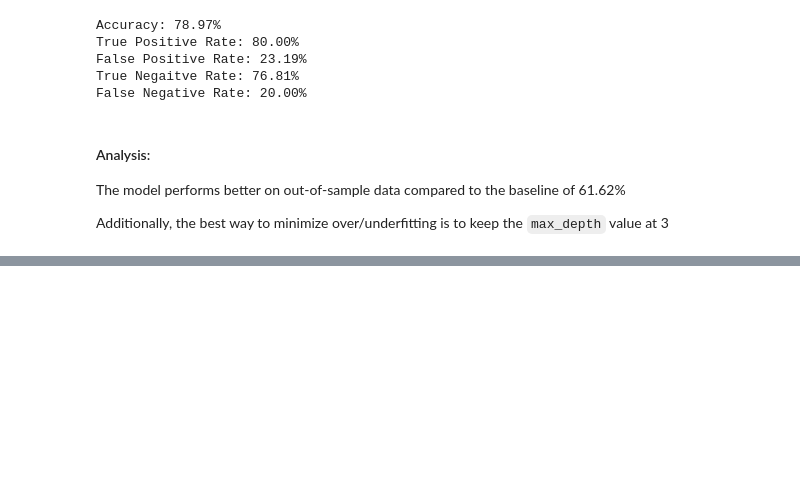
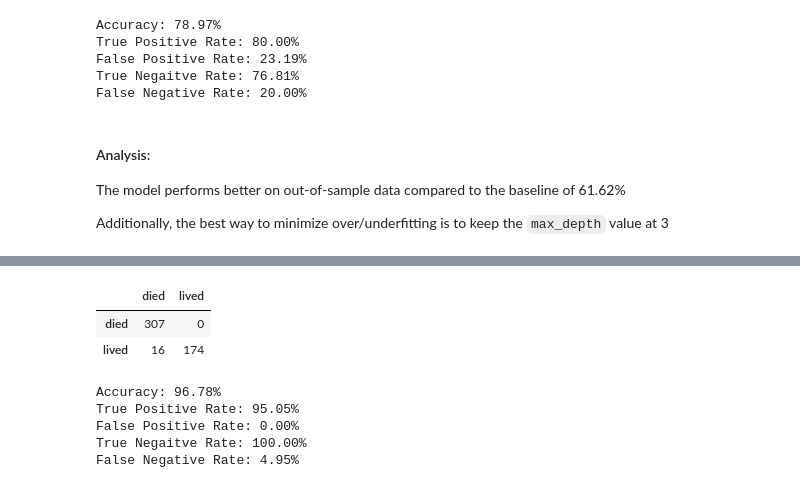
Before and after one commit to Marley-C-Robinson-99/classification-exercises, a Jupyter notebook: Model.ipynb, the cells around one changed output, grey strips where cells are left out. Drawn from its saved outputs; the diff is of its cells as text; code cells hidden in the pictures; blank space fills up the shorter version.

```diff
--- a/Model.ipynb
+++ b/Model.ipynb
@@ -92,4 +91,0 @@ train.shape, validate.shape, test.shape
-# %%
-train.drop(columns=['sex'], inplace=True)
-validate.drop(columns=['sex'], inplace=True)
-test.drop(columns=['sex'], inplace=True)
@@ -272,0 +273,10 @@ Additionally, the best way to minimize over/underfitting is to keep the `max_dep
+# %%
+rfc = RandomForestClassifier(bootstrap=True,
+                            class_weight=None,
+                            criterion='gini',
+                            min_samples_leaf=1,
+                            n_estimators=100,
+                            max_depth=10,
+                            random_state=123)
+
+rfc.fit(X_train, y_train)
@@ -272,0 +302,4 @@ Additionally, the best way to minimize over/underfitting is to keep the `max_dep
+# %%
+y_pred = rfc.predict(X_train)
+y_pred_proba = rfc.predict_proba(X_train)
+y_pred_proba[0:5]
@@ -272,0 +328,27 @@ Additionally, the best way to minimize over/underfitting is to keep the `max_dep
+# %%
+confusion3 = confusion_matrix(y_train, y_pred)
+con_df3 = pd.DataFrame(confusion_matrix(y_train, y_pred))
+con_df3.rename(columns = {0: 'died', 1: 'lived'}, index = {0: 'died', 1: 'lived'})
+# %% [output]
+|  | died | lived |
+| died | 307 | 0 |
+| lived | 16 | 174 |
+# %%
+TP = confusion3[0,0]
+TN = confusion3[1,1]
+FP = confusion3[0,1]
+FN = confusion3[1,0]
+
+AR = (TP+TN)/(TP+FP+FN+TN)
+TPR = TP/(TP+FN)
+FPR = FP/(FP+TN)
+TNR = TN/(TN+FP)
+FNR = FN/(FN+TP)
+
+print(f'Accuracy: {AR:.2%}\nTrue Positive Rate: {TPR:.2%}\nFalse Positive Rate: {FPR:.2%}\nTrue Negaitve Rate: {TNR:.2%}\nFalse Negative Rate: {FNR:.2%}')
+# %% [output]
+Accuracy: 96.78%
+True Positive Rate: 95.05%
+False Positive Rate: 0.00%
+True Negaitve Rate: 100.00%
+False Negative Rate: 4.95%
```
Also changed, not shown: parts of 17 cells of this notebook, 6 other files.
